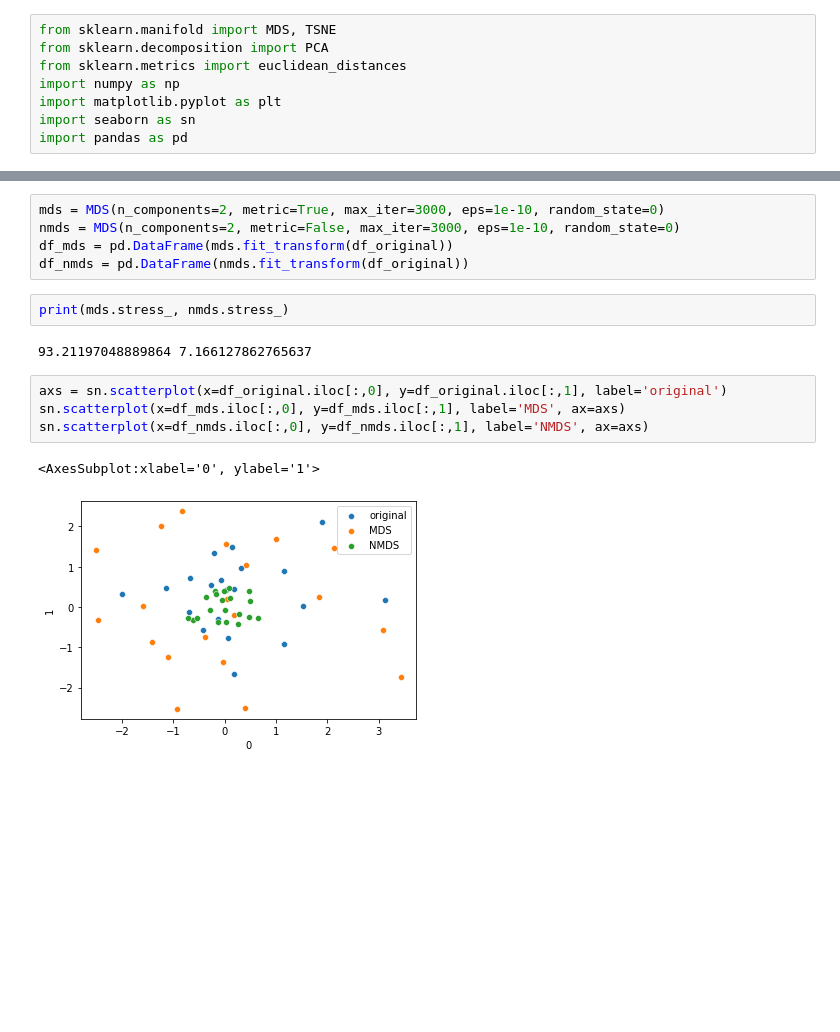
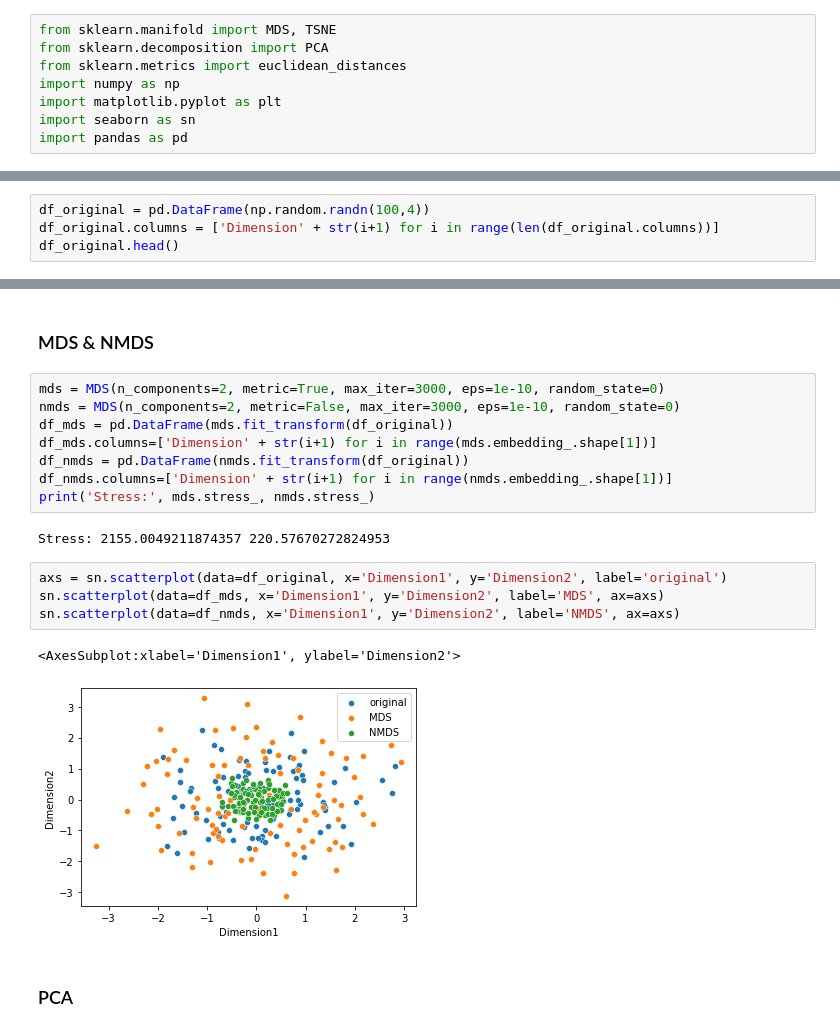
Before and after one commit to wcmphysics/Learn_Sklearn, a Jupyter notebook: multi_dimensional_scaling.ipynb, the cells around one changed output, grey strips where cells are left out. Drawn from its saved outputs; the diff is of its cells as text; blank space fills up the shorter version.

```diff
--- a/multi_dimensional_scaling.ipynb
+++ b/multi_dimensional_scaling.ipynb
@@ -16,0 +15,4 @@ df_original = pd.DataFrame(np.random.randn(20,5))
+# %%
+df_original = pd.DataFrame(np.random.randn(100,4))
+df_original.columns = ['Dimension' + str(i+1) for i in range(len(df_original.columns))]
+df_original.head()
@@ -17,16 +26,21 @@ df_original = pd.DataFrame(np.random.randn(20,5))
+# %% [markdown]
+### MDS & NMDS
 # %%
 mds = MDS(n_components=2, metric=True, max_iter=3000, eps=1e-10, random_state=0)
 nmds = MDS(n_components=2, metric=False, max_iter=3000, eps=1e-10, random_state=0)
 df_mds = pd.DataFrame(mds.fit_transform(df_original))
+df_mds.columns=['Dimension' + str(i+1) for i in range(mds.embedding_.shape[1])]
 df_nmds = pd.DataFrame(nmds.fit_transform(df_original))
+df_nmds.columns=['Dimension' + str(i+1) for i in range(nmds.embedding_.shape[1])]
+print('Stress:', mds.stress_, nmds.stress_)
+# %% [output]
+Stress: 2155.0049211874357 220.57670272824953
-# %%
-print(mds.stress_, nmds.stress_)
-# %% [output]
-93.21197048889864 7.166127862765637
 # %%
-axs = sn.scatterplot(x=df_original.iloc[:,0], y=df_original.iloc[:,1], label='original')
-sn.scatterplot(x=df_mds.iloc[:,0], y=df_mds.iloc[:,1], label='MDS', ax=axs)
-sn.scatterplot(x=df_nmds.iloc[:,0], y=df_nmds.iloc[:,1], label='NMDS', ax=axs)
+axs = sn.scatterplot(data=df_original, x='Dimension1', y='Dimension2', label='original')
+sn.scatterplot(data=df_mds, x='Dimension1', y='Dimension2', label='MDS', ax=axs)
+sn.scatterplot(data=df_nmds, x='Dimension1', y='Dimension2', label='NMDS', ax=axs)
 # %% [output]
-<AxesSubplot:xlabel='0', ylabel='1'>
+<AxesSubplot:xlabel='Dimension1', ylabel='Dimension2'>
-[figure, old version]
+[figure, new version]
+# %% [markdown]
+### PCA
```
Also changed, not shown: parts of 7 cells of this notebook.
